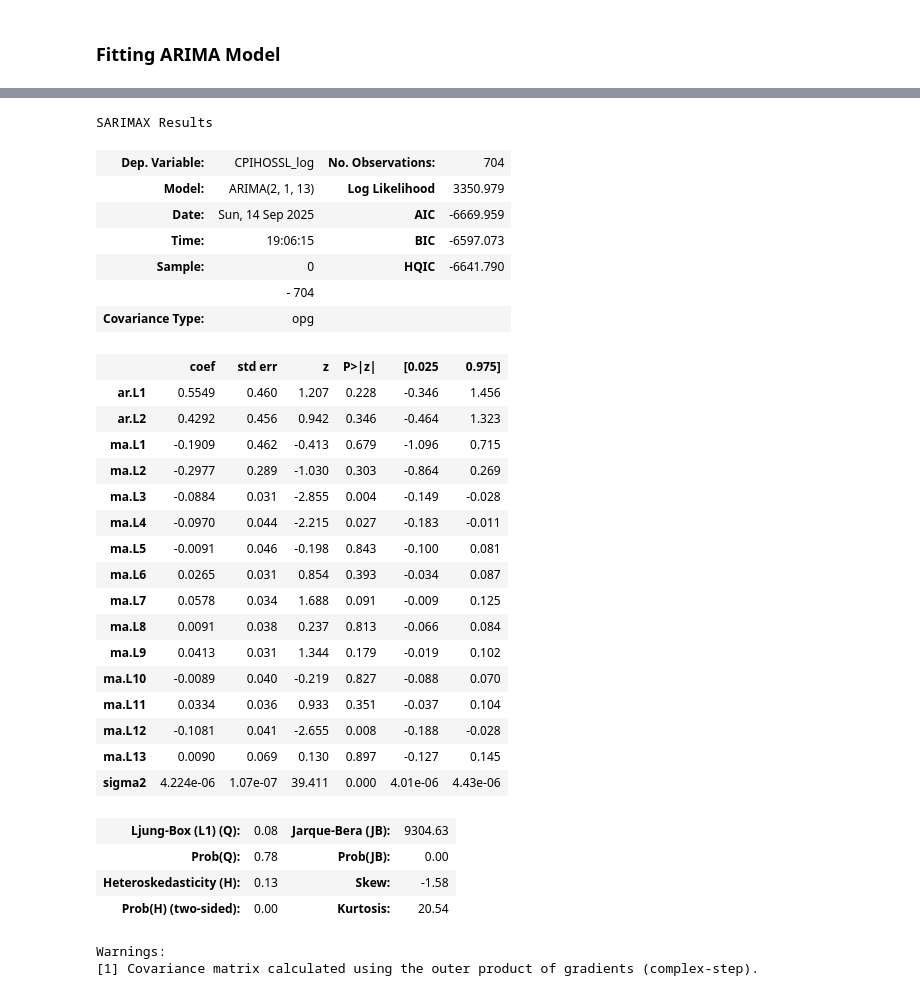
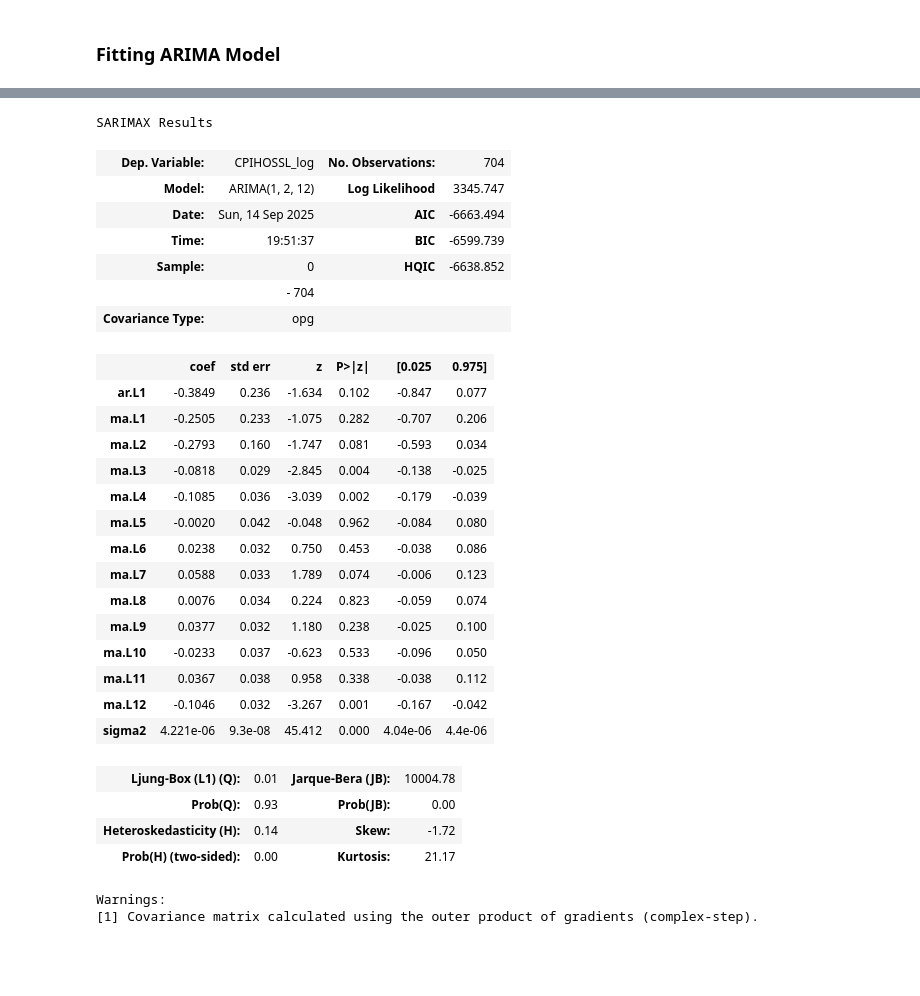
Before and after one commit to Hackquantumcpp/fred_economic_time_series, a Jupyter notebook: 02-analysis-CPIHOSSL.ipynb, the cells around one changed output, grey strips where cells are left out. Cells and saved outputs as stored; diff of their text form; code cells hidden in the pictures; blank space fills up the shorter version.

Commit message:
ARIMA models

```diff
--- a/02-analysis-CPIHOSSL.ipynb
+++ b/02-analysis-CPIHOSSL.ipynb
@@ -442,36 +497,39 @@ plt.legend();
 # %%
-model = ARIMA(cpih['CPIHOSSL_log'], order=(2, 1, 13)).fit()
+# ARIMA(2, 1, 13) model used by Biden administration's CPI blog
+# https://bidenwhitehouse.archives.gov/cea/written-materials/2024/12/11/december-cpi-blog-updating-our-housing-model/
+# Not sure about applicability for CPIHOSSL though
+
+model = ARIMA(cpih['CPIHOSSL_log'], order=(1, 2, 12)).fit()
+# model = pma.auto_arima(cpih['CPIHOSSL_log'], seasonal=False, stepwise=True, suppress_warnings=True)
 model.summary()
 # %% [output]
 SARIMAX Results
 | Dep. Variable: | CPIHOSSL_log | No. Observations: | 704 |
-| Model: | ARIMA(2, 1, 13) | Log Likelihood | 3350.979 |
-| Date: | Sun, 14 Sep 2025 | AIC | -6669.959 |
-| Time: | 19:06:15 | BIC | -6597.073 |
-| Sample: | 0 | HQIC | -6641.790 |
+| Model: | ARIMA(1, 2, 12) | Log Likelihood | 3345.747 |
+| Date: | Sun, 14 Sep 2025 | AIC | -6663.494 |
+| Time: | 19:51:37 | BIC | -6599.739 |
+| Sample: | 0 | HQIC | -6638.852 |
 |  | - 704 |  |  |
 | Covariance Type: | opg |  |  |
 |  | coef | std err | z | P>|z| | [0.025 | 0.975] |
-| ar.L1 | 0.5549 | 0.460 | 1.207 | 0.228 | -0.346 | 1.456 |
-| ar.L2 | 0.4292 | 0.456 | 0.942 | 0.346 | -0.464 | 1.323 |
-| ma.L1 | -0.1909 | 0.462 | -0.413 | 0.679 | -1.096 | 0.715 |
-| ma.L2 | -0.2977 | 0.289 | -1.030 | 0.303 | -0.864 | 0.269 |
-| ma.L3 | -0.0884 | 0.031 | -2.855 | 0.004 | -0.149 | -0.028 |
-| ma.L4 | -0.0970 | 0.044 | -2.215 | 0.027 | -0.183 | -0.011 |
-| ma.L5 | -0.0091 | 0.046 | -0.198 | 0.843 | -0.100 | 0.081 |
-| ma.L6 | 0.0265 | 0.031 | 0.854 | 0.393 | -0.034 | 0.087 |
-| ma.L7 | 0.0578 | 0.034 | 1.688 | 0.091 | -0.009 | 0.125 |
-| ma.L8 | 0.0091 | 0.038 | 0.237 | 0.813 | -0.066 | 0.084 |
-| ma.L9 | 0.0413 | 0.031 | 1.344 | 0.179 | -0.019 | 0.102 |
-| ma.L10 | -0.0089 | 0.040 | -0.219 | 0.827 | -0.088 | 0.070 |
-| ma.L11 | 0.0334 | 0.036 | 0.933 | 0.351 | -0.037 | 0.104 |
-| ma.L12 | -0.1081 | 0.041 | -2.655 | 0.008 | -0.188 | -0.028 |
-| ma.L13 | 0.0090 | 0.069 | 0.130 | 0.897 | -0.127 | 0.145 |
-| sigma2 | 4.224e-06 | 1.07e-07 | 39.411 | 0.000 | 4.01e-06 | 4.43e-06 |
+| ar.L1 | -0.3849 | 0.236 | -1.634 | 0.102 | -0.847 | 0.077 |
+| ma.L1 | -0.2505 | 0.233 | -1.075 | 0.282 | -0.707 | 0.206 |
+| ma.L2 | -0.2793 | 0.160 | -1.747 | 0.081 | -0.593 | 0.034 |
+| ma.L3 | -0.0818 | 0.029 | -2.845 | 0.004 | -0.138 | -0.025 |
+| ma.L4 | -0.1085 | 0.036 | -3.039 | 0.002 | -0.179 | -0.039 |
+| ma.L5 | -0.0020 | 0.042 | -0.048 | 0.962 | -0.084 | 0.080 |
+| ma.L6 | 0.0238 | 0.032 | 0.750 | 0.453 | -0.038 | 0.086 |
+| ma.L7 | 0.0588 | 0.033 | 1.789 | 0.074 | -0.006 | 0.123 |
+| ma.L8 | 0.0076 | 0.034 | 0.224 | 0.823 | -0.059 | 0.074 |
+| ma.L9 | 0.0377 | 0.032 | 1.180 | 0.238 | -0.025 | 0.100 |
+| ma.L10 | -0.0233 | 0.037 | -0.623 | 0.533 | -0.096 | 0.050 |
+| ma.L11 | 0.0367 | 0.038 | 0.958 | 0.338 | -0.038 | 0.112 |
+| ma.L12 | -0.1046 | 0.032 | -3.267 | 0.001 | -0.167 | -0.042 |
+| sigma2 | 4.221e-06 | 9.3e-08 | 45.412 | 0.000 | 4.04e-06 | 4.4e-06 |
-| Ljung-Box (L1) (Q): | 0.08 | Jarque-Bera (JB): | 9304.63 |
-| Prob(Q): | 0.78 | Prob(JB): | 0.00 |
-| Heteroskedasticity (H): | 0.13 | Skew: | -1.58 |
-| Prob(H) (two-sided): | 0.00 | Kurtosis: | 20.54 |
+| Ljung-Box (L1) (Q): | 0.01 | Jarque-Bera (JB): | 10004.78 |
+| Prob(Q): | 0.93 | Prob(JB): | 0.00 |
+| Heteroskedasticity (H): | 0.14 | Skew: | -1.72 |
+| Prob(H) (two-sided): | 0.00 | Kurtosis: | 21.17 |
 Warnings:
 [1] Covariance matrix calculated using the outer product of gradients (complex-step).
 # %%
```
Also changed, not shown: parts of 15 cells of this notebook, 1 other file.
